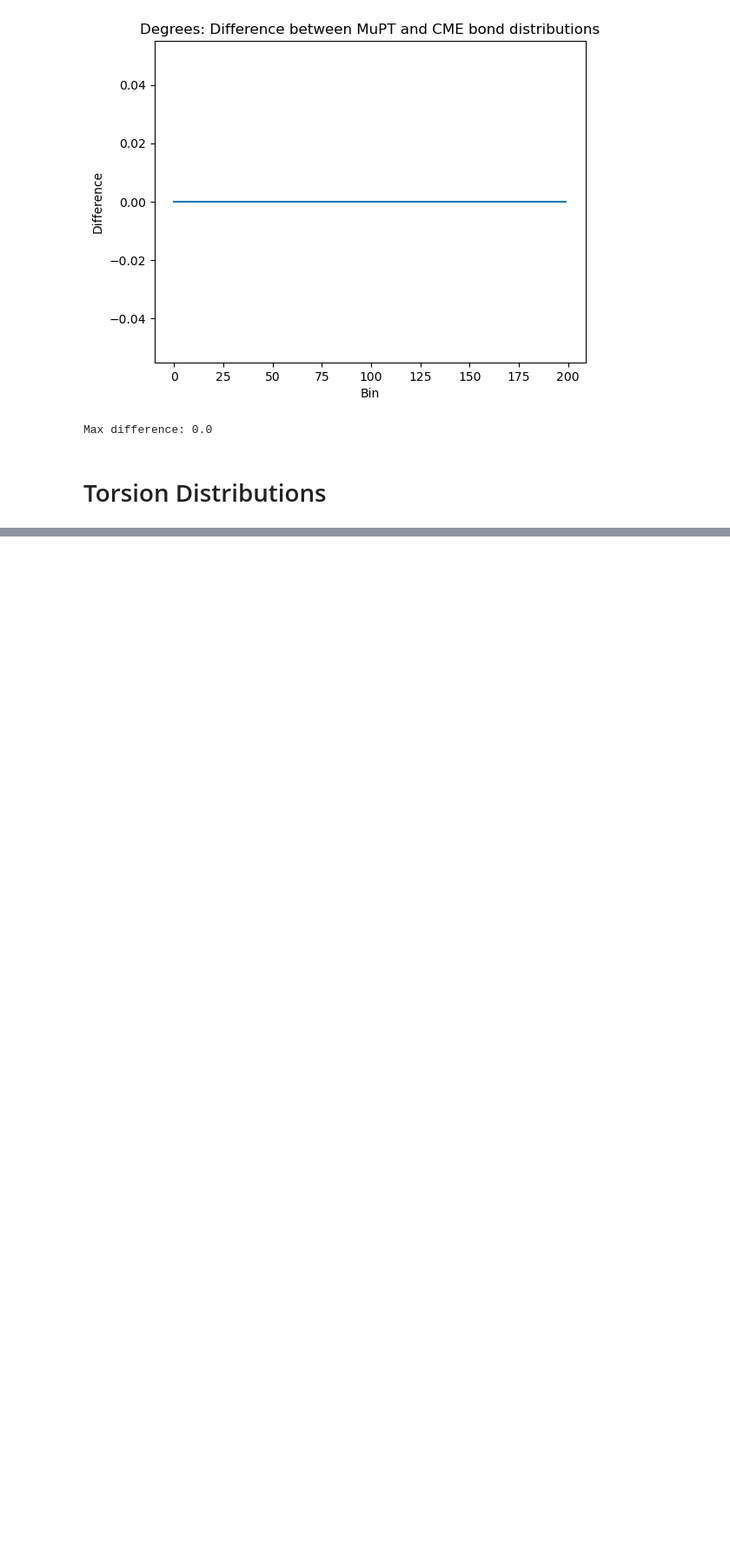
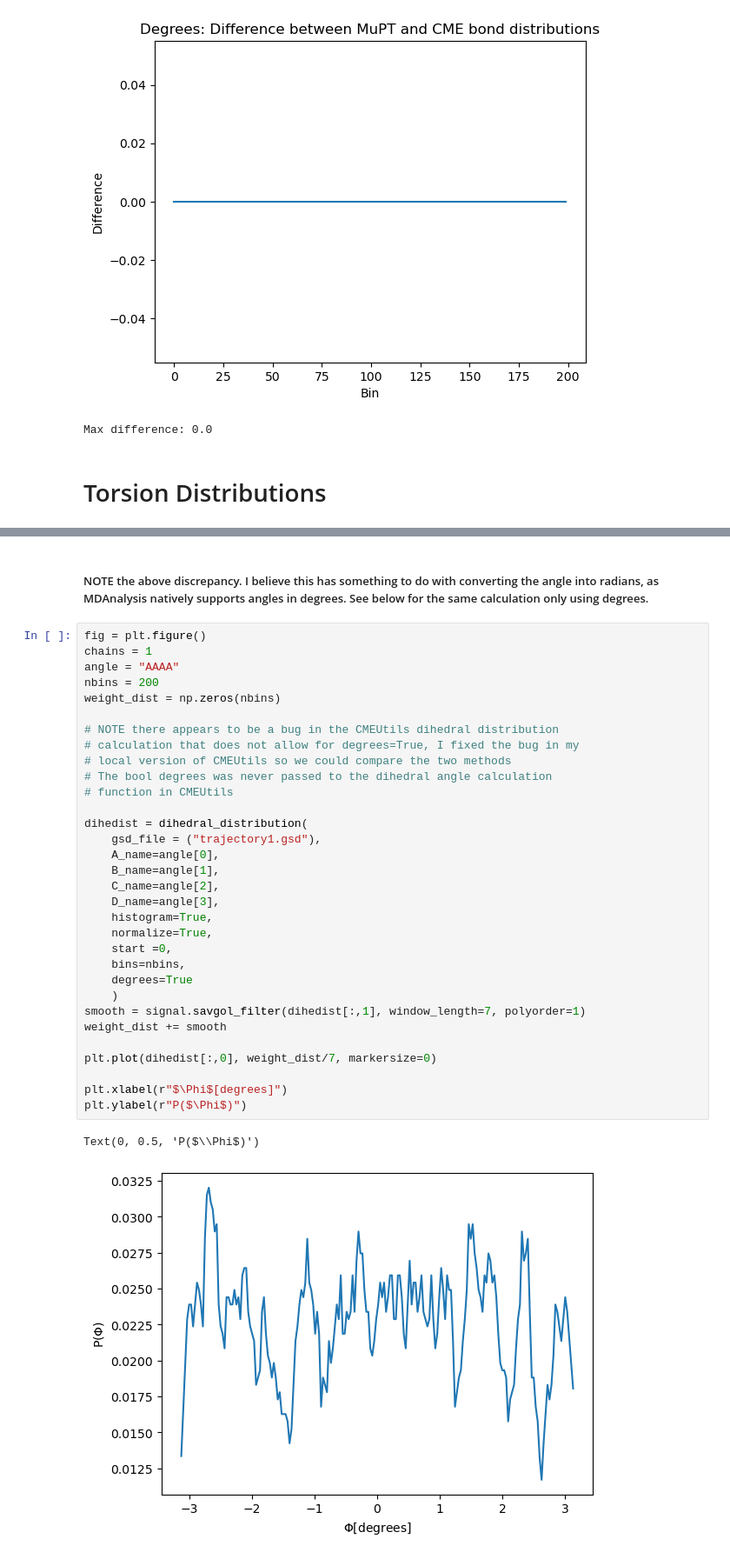
Before and after one commit to StephMcCallum/mupt-analysis-clean, a Jupyter notebook: geo_distributions_reference/distributions.ipynb, the cells around one changed output, grey strips where cells are left out. Shown at 87% size. Cells and saved outputs as stored; diff of their text form; blank space fills up the shorter version.

```diff
--- a/geo_distributions_reference/distributions.ipynb
+++ b/geo_distributions_reference/distributions.ipynb
@@ -267,0 +311,37 @@ Text(0, 0.5, 'P($\\Phi$)')
+# %% [markdown]
+##### NOTE the above discrepancy. I believe this has something to do with converting the angle into radians, as MDAnalysis natively supports angles in degrees. See below for the same calculation only using degrees.
+# %%
+fig = plt.figure()
+chains = 1
+angle = "AAAA"
+nbins = 200
+weight_dist = np.zeros(nbins)
+
+# NOTE there appears to be a bug in the CMEUtils dihedral distribution
+# calculation that does not allow for degrees=True, I fixed the bug in my
+# local version of CMEUtils so we could compare the two methods
+# The bool degrees was never passed to the dihedral angle calculation
+# function in CMEUtils
+
+dihedist = dihedral_distribution(
+    gsd_file = ("trajectory1.gsd"),
+    A_name=angle[0],
+    B_name=angle[1],
+    C_name=angle[2],
+    D_name=angle[3],
+    histogram=True,
+    normalize=True,
+    start =0,
+    bins=nbins,
+    degrees=True
+    )
+smooth = signal.savgol_filter(dihedist[:,1], window_length=7, polyorder=1)
+weight_dist += smooth
+
+plt.plot(dihedist[:,0], weight_dist/7, markersize=0)
+
+plt.xlabel(r"$\Phi$[degrees]")
+plt.ylabel(r"P($\Phi$)")
+# %% [output]
+Text(0, 0.5, 'P($\\Phi$)')
+[figure, added]
```
Also changed, not shown: parts of 7 cells of this notebook, 2 other files.
